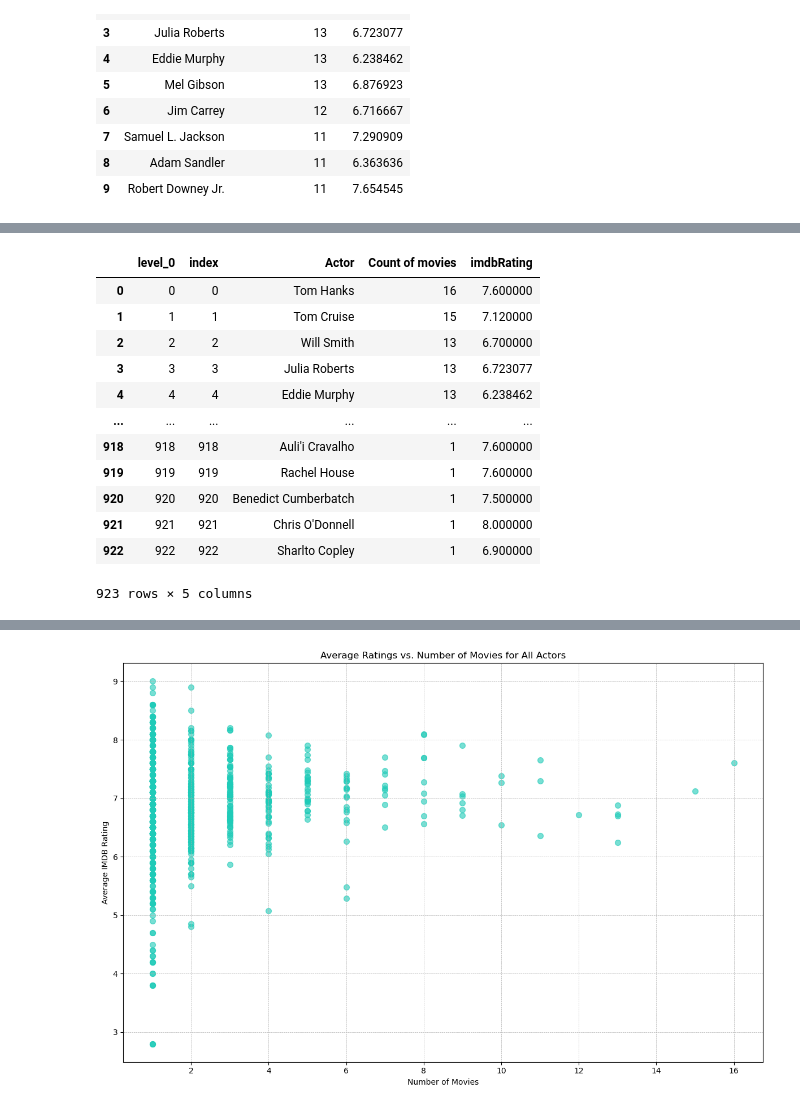
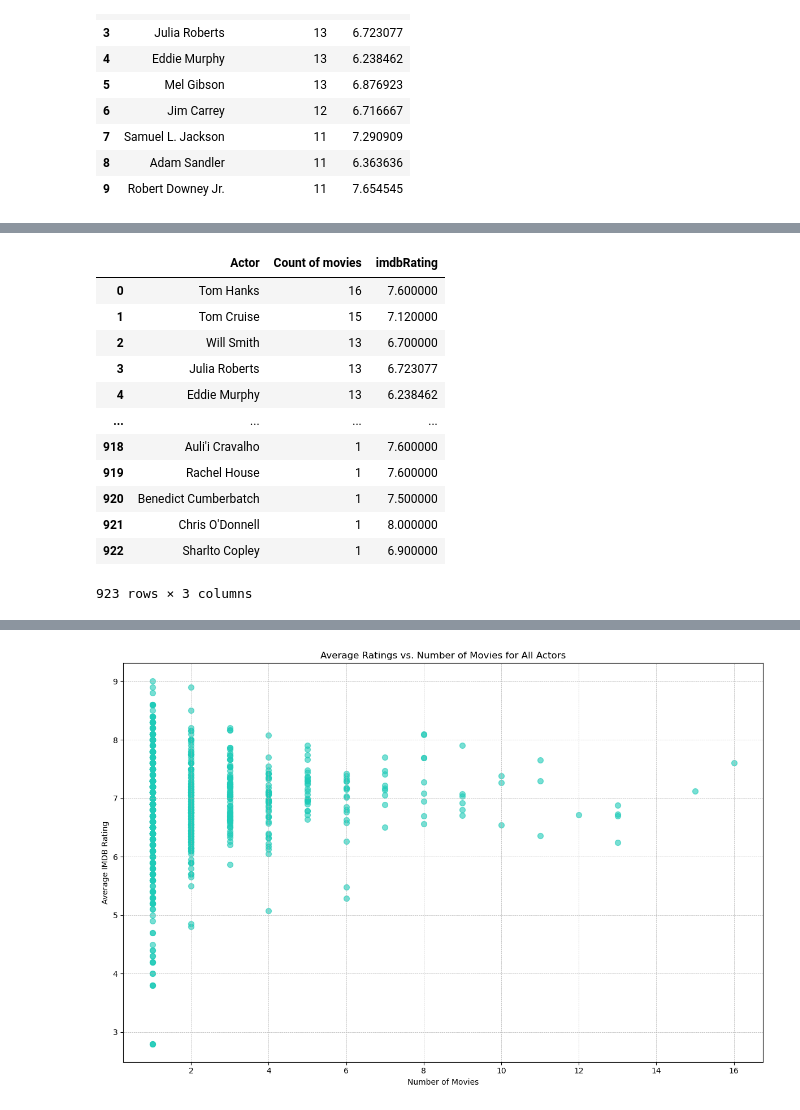
Before and after one commit to benoitchamot/MovieNerd, a Jupyter notebook: dataExplorationJKozak.ipynb, the cells around one changed output, grey strips where cells are left out. Saved outputs shown, nothing was run; the diff lists cells and outputs as text; code cells hidden in the pictures.

```diff
--- a/dataExplorationJKozak.ipynb
+++ b/dataExplorationJKozak.ipynb
@@ -266,24 +291,21 @@ plt.show()
 # %%
-# To visualize if there's a correlation between the number of movies an actor has done and their average rating
-actor_avg_rating
-
+# Check if there's a correlation between the number of movies an actor has done and their average rating
 actor_count_movies = actor_count_movies.reset_index()
-# actor_count_movies
 
 # Merging the two DataFrames on the 'Actor' column
 merged_df = pd.merge(actor_count_movies, actor_avg_rating, on='Actor')
 merged_df
 # %% [output]
-|  | level_0 | index | Actor | Count of movies | imdbRating |
-| 0 | 0 | 0 | Tom Hanks | 16 | 7.600000 |
-| 1 | 1 | 1 | Tom Cruise | 15 | 7.120000 |
-| 2 | 2 | 2 | Will Smith | 13 | 6.700000 |
-| 3 | 3 | 3 | Julia Roberts | 13 | 6.723077 |
-| 4 | 4 | 4 | Eddie Murphy | 13 | 6.238462 |
-| ... | ... | ... | ... | ... | ... |
-| 918 | 918 | 918 | Auli'i Cravalho | 1 | 7.600000 |
-| 919 | 919 | 919 | Rachel House | 1 | 7.600000 |
-| 920 | 920 | 920 | Benedict Cumberbatch | 1 | 7.500000 |
-| 921 | 921 | 921 | Chris O'Donnell | 1 | 8.000000 |
-| 922 | 922 | 922 | Sharlto Copley | 1 | 6.900000 |
+|  | Actor | Count of movies | imdbRating |
+| 0 | Tom Hanks | 16 | 7.600000 |
+| 1 | Tom Cruise | 15 | 7.120000 |
+| 2 | Will Smith | 13 | 6.700000 |
+| 3 | Julia Roberts | 13 | 6.723077 |
+| 4 | Eddie Murphy | 13 | 6.238462 |
+| ... | ... | ... | ... |
+| 918 | Auli'i Cravalho | 1 | 7.600000 |
+| 919 | Rachel House | 1 | 7.600000 |
+| 920 | Benedict Cumberbatch | 1 | 7.500000 |
+| 921 | Chris O'Donnell | 1 | 8.000000 |
+| 922 | Sharlto Copley | 1 | 6.900000 |
-923 rows × 5 columns
+923 rows × 3 columns
```
Also changed, not shown: parts of 33 cells of this notebook, 2 other files.
